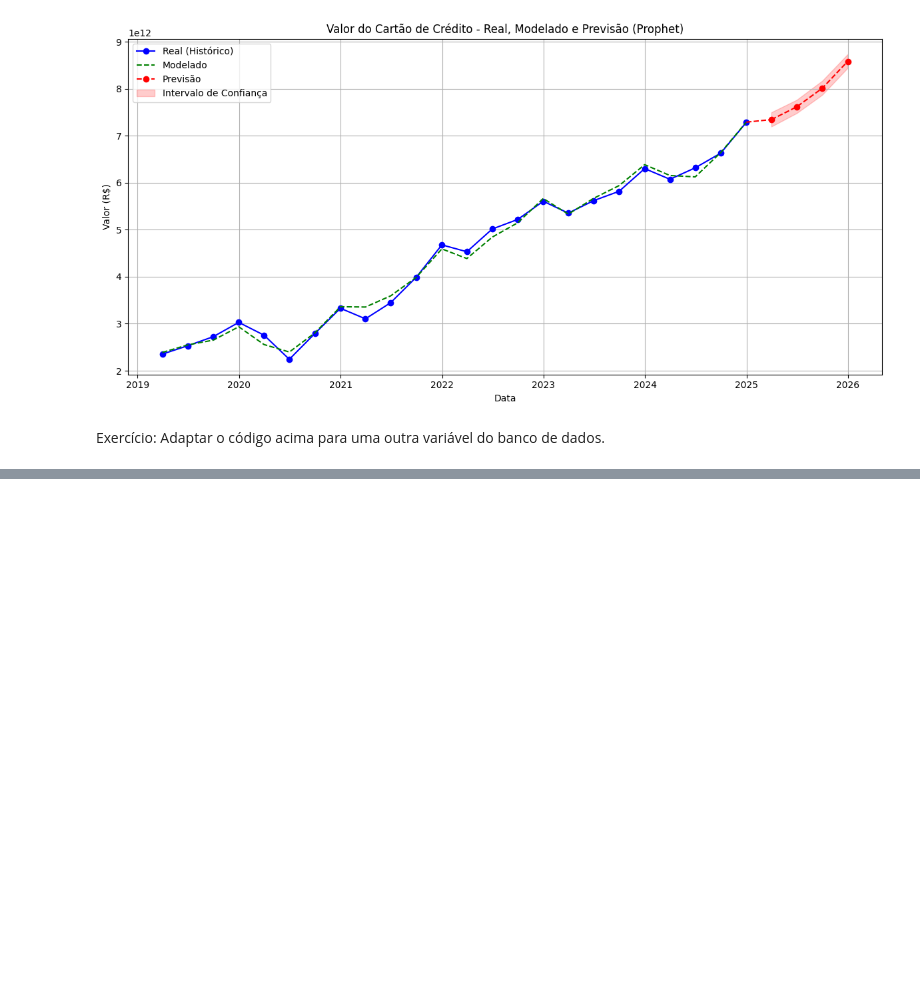
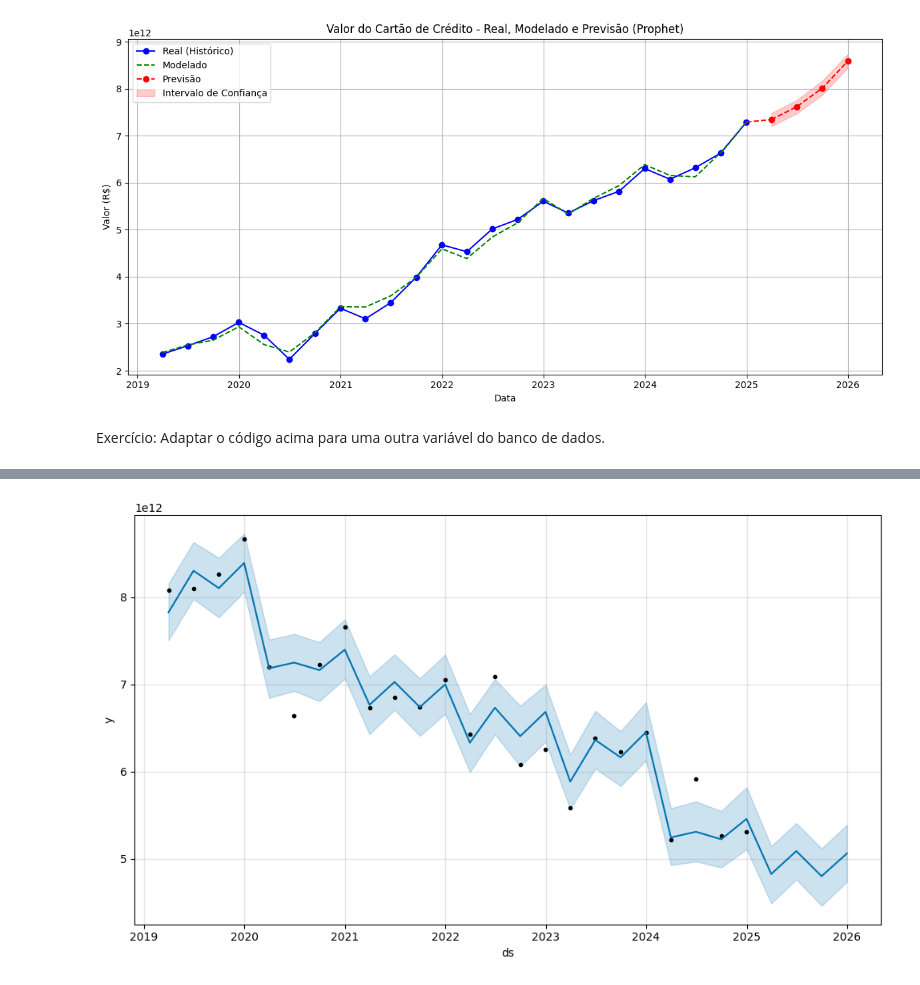
Before and after one commit to danielgois82/ETL_BCB, a Jupyter notebook: MachineLearning.ipynb, the cells around one changed output, grey strips where cells are left out. Saved outputs shown, nothing was run; the diff lists cells and outputs as text; code cells hidden in the pictures; blank space fills up the shorter version.

```diff
--- a/MachineLearning.ipynb
+++ b/MachineLearning.ipynb
@@ -264,0 +399,20 @@ Exercício: Adaptar o código acima para uma outra variável do banco de dados.
+# %%
+# Variável valorSaques
+
+from prophet import Prophet
+import pandas as pd
+
+
+df_prophet = df[['datatrimestre', 'valorSaques']].rename(columns={
+    'datatrimestre': 'ds',
+    'valorSaques': 'y'
+})
+
+
+model = Prophet()
+model.fit(df_prophet)
+
+future = model.make_future_dataframe(periods=4, freq='QE')
+forecast = model.predict(future)
+fig = model.plot(forecast)
+# %% [output]
@@ -264,0 +421 @@ Exercício: Adaptar o código acima para uma outra variável do banco de dados.
+[figure, added]
```
Also changed, not shown: parts of 17 cells of this notebook.
